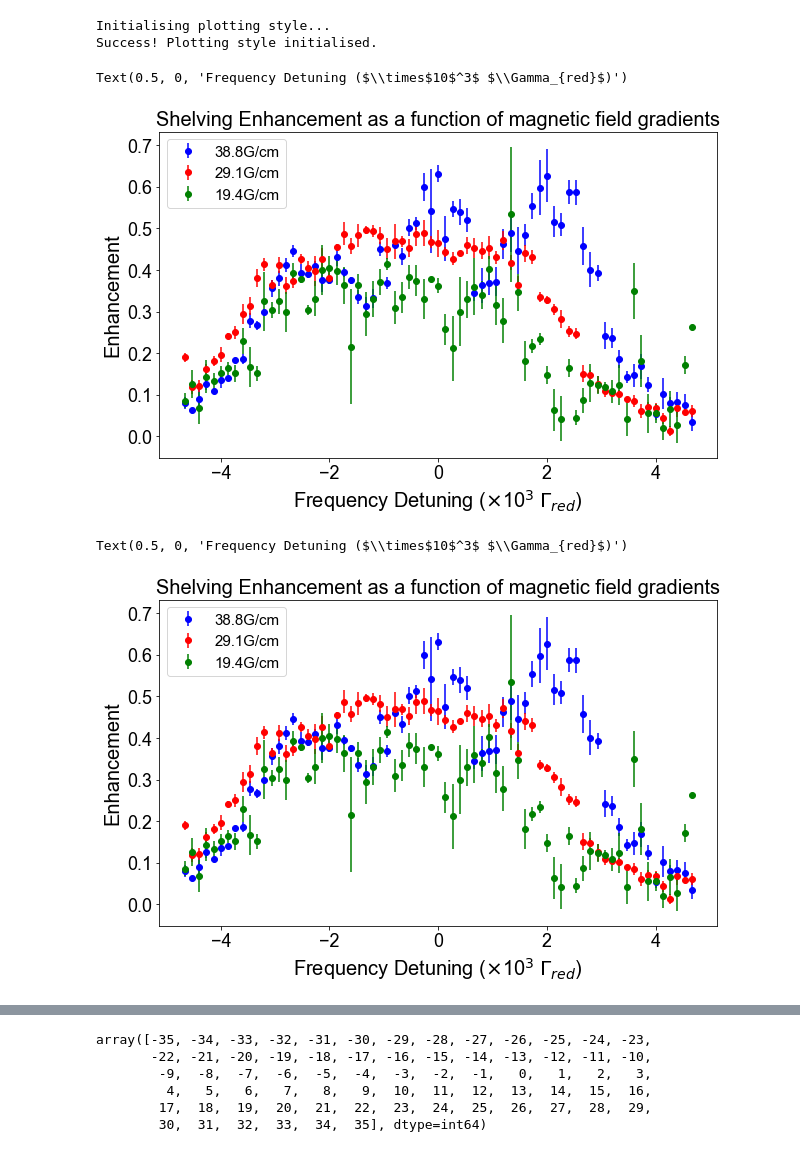
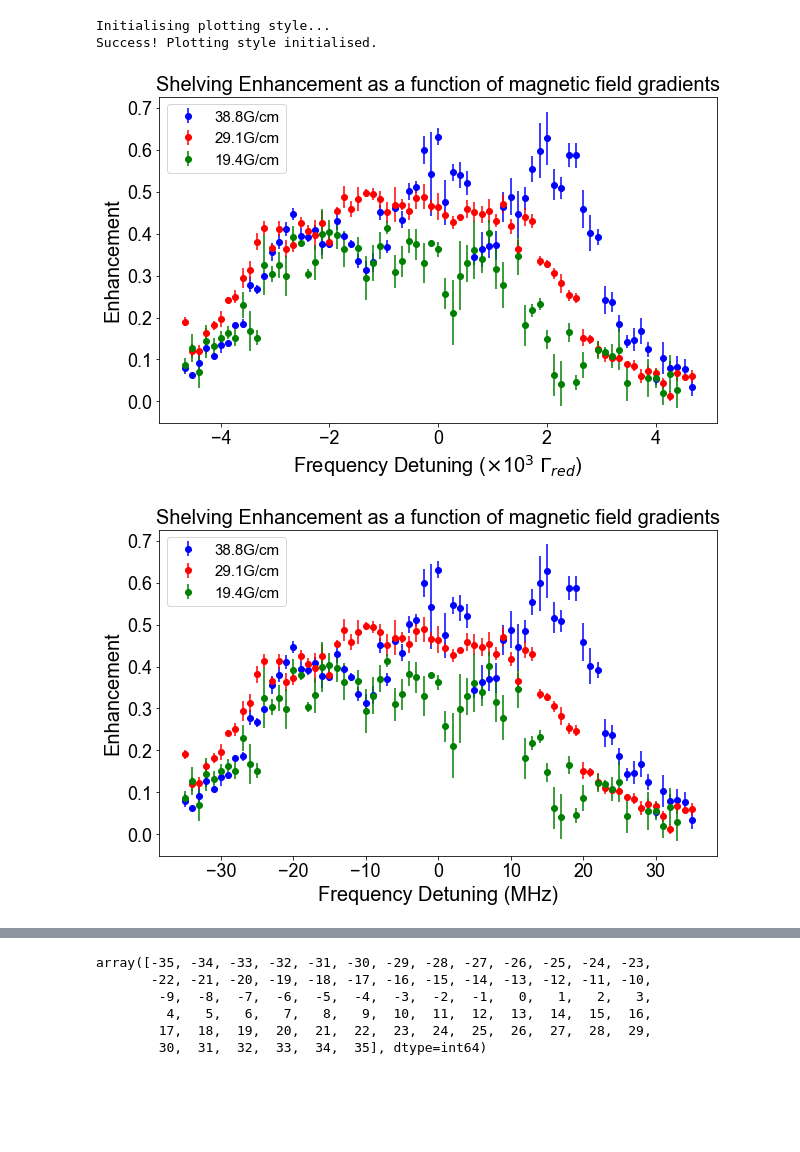
Before and after one commit to hsuchungchuan/Projects, a Jupyter notebook: Red MOT Shelving Data Analysis 20240917/FullDataAnalysisShelvingForDifferentMagneticFieldGradients.ipynb, the cells around one changed output, grey strips where cells are left out. Cells and saved outputs as stored; diff of their text form; code cells hidden in the pictures; blank space fills up the shorter version.

```diff
--- a/Red MOT Shelving Data Analysis 20240917/FullDataAnalysisShelvingForDifferentMagneticFieldGradients.ipynb
+++ b/Red MOT Shelving Data Analysis 20240917/FullDataAnalysisShelvingForDifferentMagneticFieldGradients.ipynb
@@ -74,9 +74,7 @@ Success! Plotting style initialised.
 plt.figure(figsize=(10,6))
 
 # convert x-axis to frequency detuning space in MHz, where the biggest shelving intensity is 0 detuning
-# FrequencyDetuning = np.arange(-np.argmax(ShelvingIntensityAverageArray_cleaned1), np.shape(ShelvingIntensityAverageArray_cleaned1)[0]-np.argmax(ShelvingIntensityAverageArray_cleaned1))
-# FrequencyDetuningGamma = FrequencyDetuning/7.5 # convert to units of x 10e3 Gamma_red (7.5kHz)
-FrequencyDetuning = np.linspace(-35,35,71)
+FrequencyDetuning = np.arange(-np.argmax(ShelvingIntensityAverageArray_cleaned1), np.shape(ShelvingIntensityAverageArray_cleaned1)[0]-np.argmax(ShelvingIntensityAverageArray_cleaned1))
 FrequencyDetuningGamma = FrequencyDetuning/7.5 # convert to units of x 10e3 Gamma_red (7.5kHz)
 
 ### ---------------------- FOR 50A ONLY: CLEAN MORE DATA ---------------------- ###
@@ -87,7 +85,7 @@ FrequencyDetuningGamma_deleted = np.delete(FrequencyDetuningGamma, np.where(Shel
 ShelvingIntensityAverageArray_cleaned3_deleted = np.delete(ShelvingIntensityAverageArray_cleaned3, np.where(ShelvingIntensityAverageArray_cleaned3 == 0))
 ShelvingIntensityUncertaintyArray_cleaned3_deleted = np.delete(ShelvingIntensityUncertaintyArray_cleaned3, np.where(ShelvingIntensityAverageArray_cleaned3 == 0))
 
-### ---------------------- PLOTTING ---------------------- ###
+### ---------------------- PLOTTING CONTINUED ---------------------- ###
 
 # plt.errorbar(range(len(ShelvingIntensityAverageArray)), ShelvingIntensityAverageArray, yerr=ShelvingIntensityUncertaintyArray, fmt='o')
 plt.errorbar(FrequencyDetuningGamma, ShelvingIntensityAverageArray_cleaned1, yerr=ShelvingIntensityUncertaintyArray_cleaned1, fmt='o',color='blue', label=r'38.8G/cm')
@@ -99,44 +97,40 @@ plt.title('Shelving Enhancement as a function of magnetic field gradients')
 plt.ylabel(r'Enhancement')
 plt.xlabel(r'Frequency Detuning ($\times$10$^3$ $\Gamma_{red}$)')
 
-# plt.savefig('ShelvingEnhancementVsFrequencyDetuning.png', dpi=1200)
-# plt.savefig('ShelvingEnhancementVsFrequencyDetuning.pdf',dpi=1200)
+# plt.savefig('ShelvingEnhancementVsFrequencyDetuningVsBfield.png', dpi=1200)
+# plt.savefig('ShelvingEnhancementVsFrequencyDetuningVsBfield.pdf',dpi=1200)
 # %% [output]
-Text(0.5, 0, 'Frequency Detuning ($\\times$10$^3$ $\\Gamma_{red}$)')
-[figure, old version]
+[figure, new version]
 # %%
 ### ---------------------- PLOTTING ---------------------- ###
 
 plt.figure(figsize=(10,6))
 
 # convert x-axis to frequency detuning space in MHz, where the biggest shelving intensity is 0 detuning
-# FrequencyDetuning = np.arange(-np.argmax(ShelvingIntensityAverageArray_cleaned1), np.shape(ShelvingIntensityAverageArray_cleaned1)[0]-np.argmax(ShelvingIntensityAverageArray_cleaned1))
-# FrequencyDetuningGamma = FrequencyDetuning/7.5 # convert to units of x 10e3 Gamma_red (7.5kHz)
-FrequencyDetuning = np.linspace(-35,35,71)
+FrequencyDetuning = np.arange(-np.argmax(ShelvingIntensityAverageArray_cleaned1), np.shape(ShelvingIntensityAverageArray_cleaned1)[0]-np.argmax(ShelvingIntensityAverageArray_cleaned1))
 FrequencyDetuningGamma = FrequencyDetuning/7.5 # convert to units of x 10e3 Gamma_red (7.5kHz)
 
 ### ---------------------- FOR 50A ONLY: CLEAN MORE DATA ---------------------- ###
 
 # Remove data points that correspond to the anomalous data points above with placeholders zeroes
 FrequencyDetuning_deleted = np.delete(FrequencyDetuning, np.where(ShelvingIntensityAverageArray_cleaned3 == 0))
 FrequencyDetuningGamma_deleted = np.delete(FrequencyDetuningGamma, np.where(ShelvingIntensityAverageArray_cleaned3 == 0))
 ShelvingIntensityAverageArray_cleaned3_deleted = np.delete(ShelvingIntensityAverageArray_cleaned3, np.where(ShelvingIntensityAverageArray_cleaned3 == 0))
 ShelvingIntensityUncertaintyArray_cleaned3_deleted = np.delete(ShelvingIntensityUncertaintyArray_cleaned3, np.where(ShelvingIntensityAverageArray_cleaned3 == 0))
 
-### ---------------------- PLOTTING ---------------------- ###
+### ---------------------- PLOTTING CONTINUED ---------------------- ###
 
 # plt.errorbar(range(len(ShelvingIntensityAverageArray)), ShelvingIntensityAverageArray, yerr=ShelvingIntensityUncertaintyArray, fmt='o')
-plt.errorbar(FrequencyDetuningGamma, ShelvingIntensityAverageArray_cleaned1, yerr=ShelvingIntensityUncertaintyArray_cleaned1, fmt='o',color='blue', label=r'38.8G/cm')
-plt.errorbar(FrequencyDetuningGamma, ShelvingIntensityAverageArray_cleaned2, yerr=ShelvingIntensityUncertaintyArray_cleaned2, fmt='o', color='red', label=r'29.1G/cm')
-plt.errorbar(FrequencyDetuningGamma, ShelvingIntensityAverageArray_cleaned3, yerr=ShelvingIntensityUncertaintyArray_cleaned3, fmt='o', color='green',label=r'19.4G/cm')
+plt.errorbar(FrequencyDetuning, ShelvingIntensityAverageArray_cleaned1, yerr=ShelvingIntensityUncertaintyArray_cleaned1, fmt='o',color='blue', label=r'38.8G/cm')
+plt.errorbar(FrequencyDetuning, ShelvingIntensityAverageArray_cleaned2, yerr=ShelvingIntensityUncertaintyArray_cleaned2, fmt='o', color='red', label=r'29.1G/cm')
+plt.errorbar(FrequencyDetuning_deleted, ShelvingIntensityAverageArray_cleaned3_deleted, yerr=ShelvingIntensityUncertaintyArray_cleaned3_deleted, fmt='o', color='green',label=r'19.4G/cm')
 plt.legend(loc='upper left')
 
 plt.title('Shelving Enhancement as a function of magnetic field gradients')
 plt.ylabel(r'Enhancement')
-plt.xlabel(r'Frequency Detuning ($\times$10$^3$ $\Gamma_{red}$)')
+plt.xlabel(r'Frequency Detuning (MHz)')
 
-# plt.savefig('ShelvingEnhancementVsFrequencyDetuning.png', dpi=1200)
-# plt.savefig('ShelvingEnhancementVsFrequencyDetuning.pdf',dpi=1200)
+# plt.savefig('ShelvingEnhancementVsFrequencyDetuningVsBfield2.png', dpi=1200)
+# plt.savefig('ShelvingEnhancementVsFrequencyDetuningVsBfield2.pdf',dpi=1200)
 # %% [output]
-Text(0.5, 0, 'Frequency Detuning ($\\times$10$^3$ $\\Gamma_{red}$)')
-[figure, old version]
+[figure, new version]
```
Also changed, not shown: parts of 1 cell of this notebook, 8 other files.
